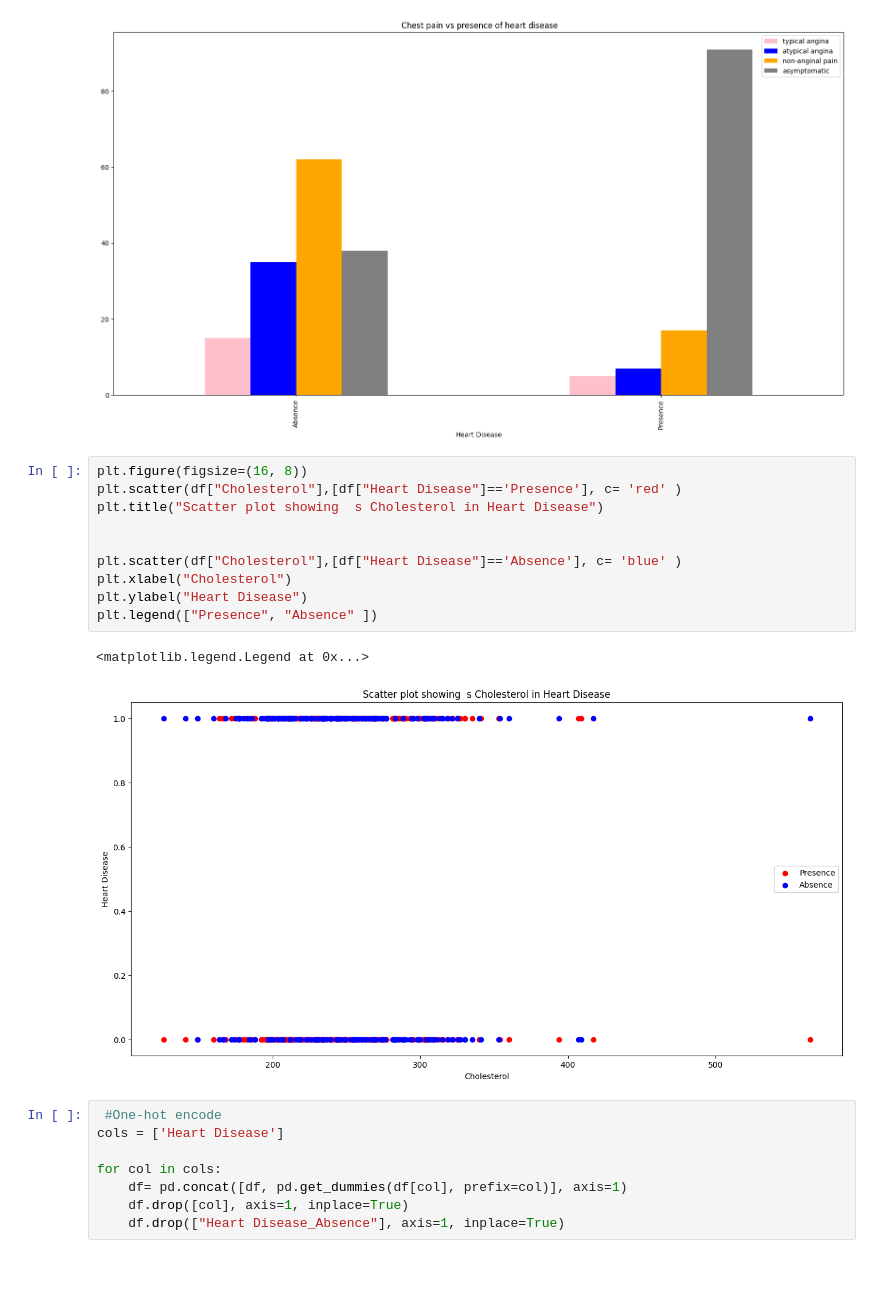
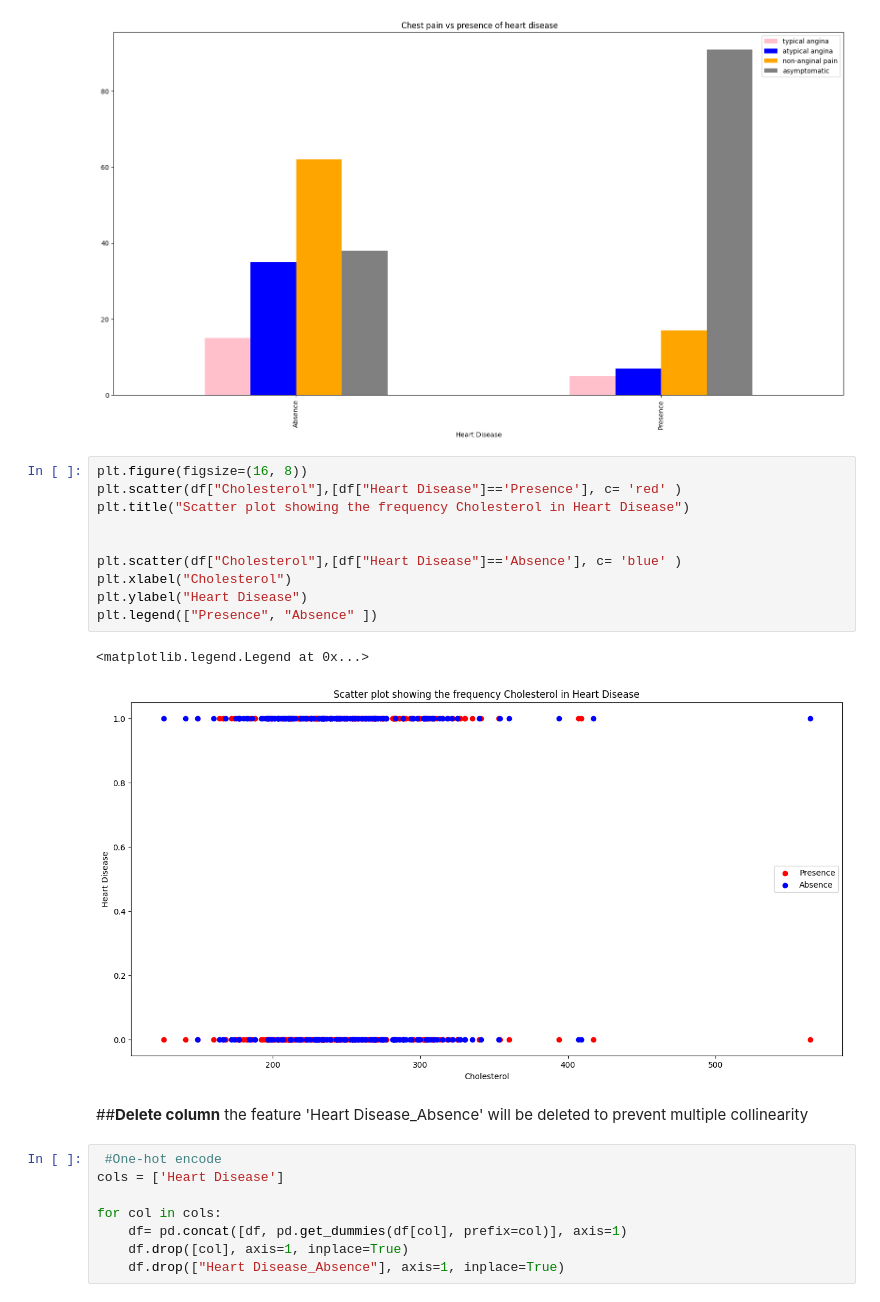
Before and after one commit to leynessa/ds_projects, a Jupyter notebook: heart_disease_prognosis.ipynb, the cells around one changed output. Cells and saved outputs as stored; diff of their text form; blank space fills up the shorter version.

```diff
--- a/heart_disease_prognosis.ipynb
+++ b/heart_disease_prognosis.ipynb
@@ -288,16 +291,19 @@ pd.crosstab(df['Heart Disease'], df['Chest pain type'])
 # %%
 plt.figure(figsize=(16, 8))
 plt.scatter(df["Cholesterol"],[df["Heart Disease"]=='Presence'], c= 'red' )
-plt.title("Scatter plot showing  s Cholesterol in Heart Disease")
+plt.title("Scatter plot showing the frequency Cholesterol in Heart Disease")
 
 
 plt.scatter(df["Cholesterol"],[df["Heart Disease"]=='Absence'], c= 'blue' )
 plt.xlabel("Cholesterol")
 plt.ylabel("Heart Disease")
 plt.legend(["Presence", "Absence" ])
 # %% [output]
 <matplotlib.legend.Legend at 0x...>
-[figure, old version]
+[figure, new version]
+# %% [markdown]
+##**Delete column**
+the feature 'Heart Disease_Absence' will be deleted to prevent multiple collinearity
 # %%
  #One-hot encode
 cols = ['Heart Disease']
```
Also changed, not shown: parts of 46 cells of this notebook.
